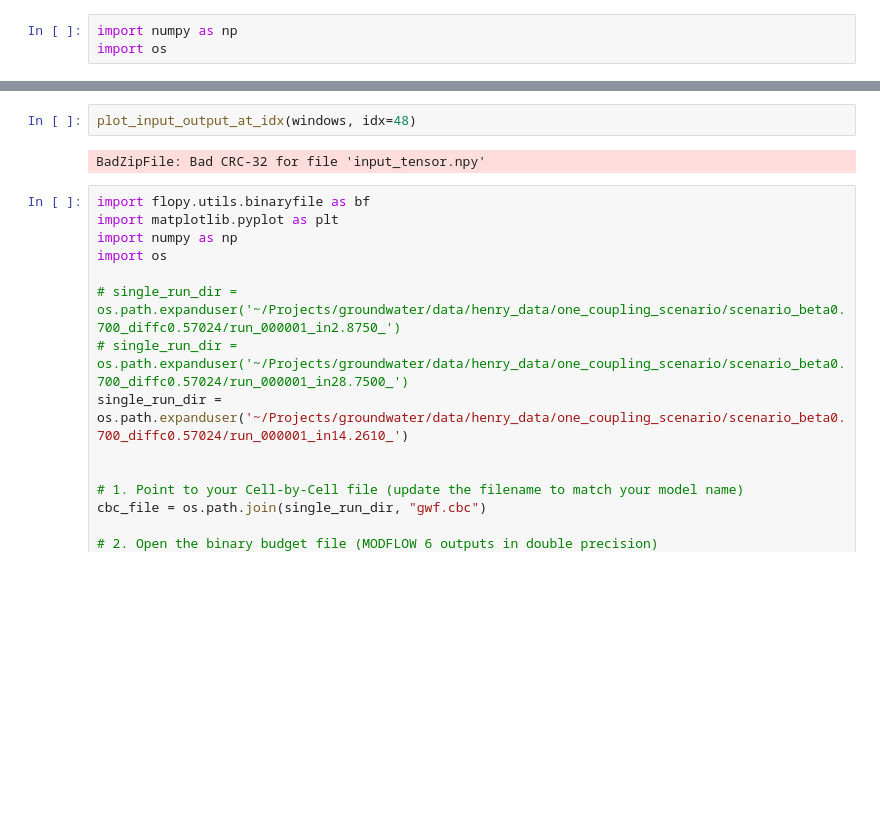
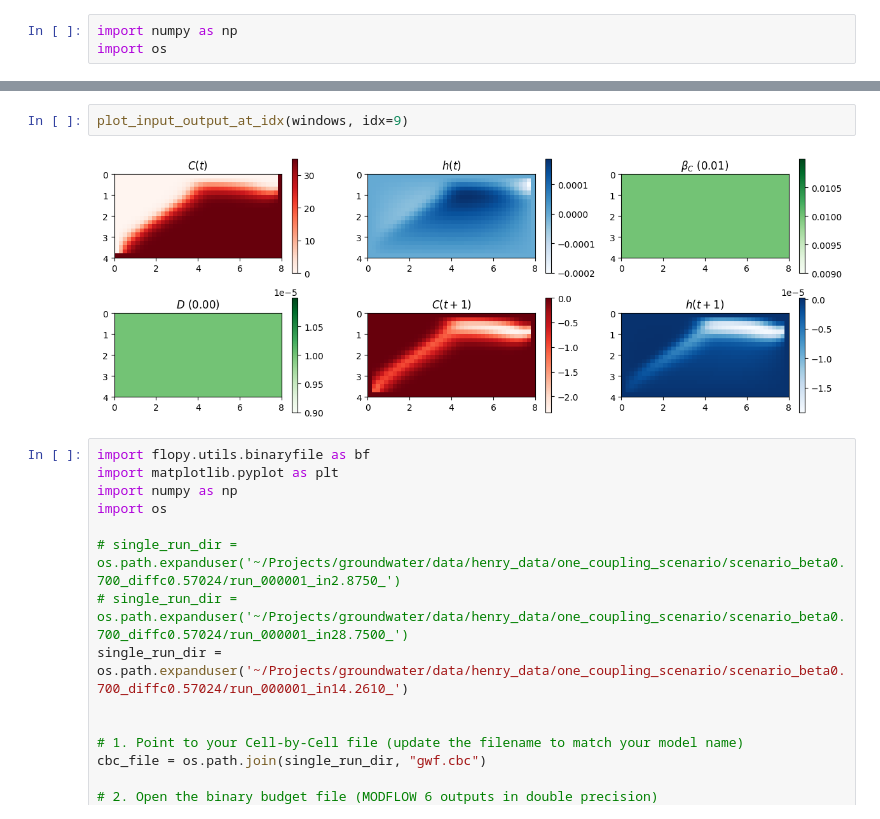
Before and after one commit to arpit-kapoor/henry_mflab, a Jupyter notebook: notebooks/test_data.ipynb, the cells around one changed output, grey strips where cells are left out. Saved outputs shown, nothing was run; the diff lists cells and outputs as text; blank space fills up the shorter version.

```diff
--- a/notebooks/test_data.ipynb
+++ b/notebooks/test_data.ipynb
@@ -100,7 +112,7 @@ BadZipFile: Bad CRC-32 for file 'input_tensor.npy'
 # %%
-plot_input_output_at_idx(windows, idx=48)
+plot_input_output_at_idx(windows, idx=9)
 # %% [output]
-BadZipFile: Bad CRC-32 for file 'input_tensor.npy'
+[figure, added]
 # %%
 import flopy.utils.binaryfile as bf
 import matplotlib.pyplot as plt
```
Also changed, not shown: parts of 5 cells of this notebook, 6 other files.
